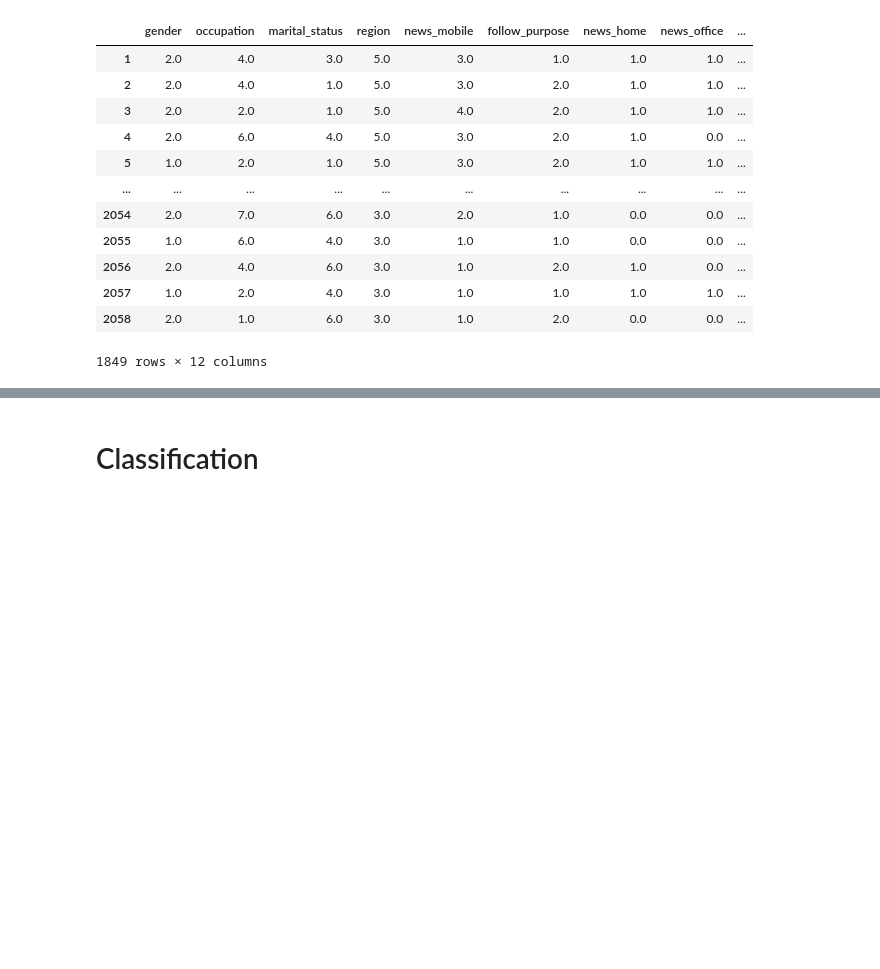
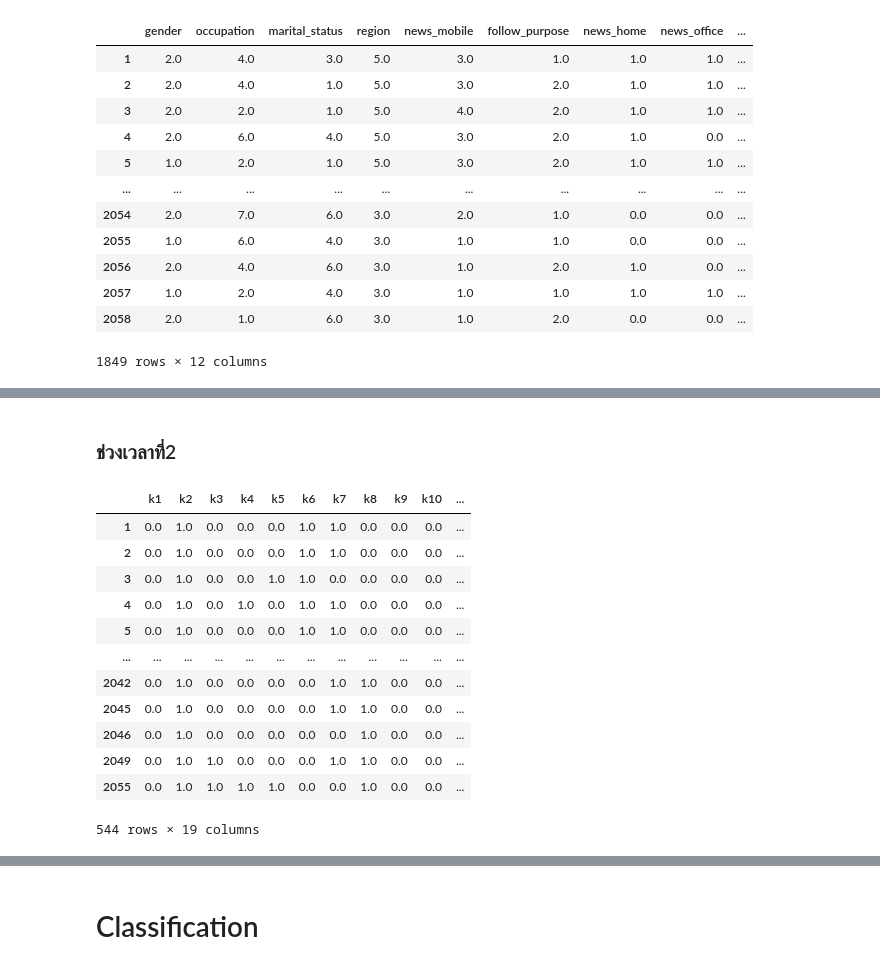
Before and after one commit to 643021273-8/BSC_DPDM23, a Jupyter notebook: Classification_proj_DPDM.ipynb, the cells around one changed output, grey strips where cells are left out. Saved outputs shown, nothing was run; the diff lists cells and outputs as text; code cells hidden in the pictures; blank space fills up the shorter version.

```diff
--- a/Classification_proj_DPDM.ipynb
+++ b/Classification_proj_DPDM.ipynb
@@ -226,0 +337,20 @@ classi_data
+# %% [markdown]
+### ช่วงเวลาที่2
+# %%
+t2 = time_filter_survey_association[(time_filter_survey_association['k2'] == 1) & (time_filter_survey_association['list_length'] > 0) ]
+# %%
+t2
+# %% [output]
+|  | k1 | k2 | k3 | k4 | k5 | k6 | k7 | k8 | k9 | k10 | ... |
+| 1 | 0.0 | 1.0 | 0.0 | 0.0 | 0.0 | 1.0 | 1.0 | 0.0 | 0.0 | 0.0 | ... |
+| 2 | 0.0 | 1.0 | 0.0 | 0.0 | 0.0 | 1.0 | 1.0 | 0.0 | 0.0 | 0.0 | ... |
+| 3 | 0.0 | 1.0 | 0.0 | 0.0 | 1.0 | 1.0 | 0.0 | 0.0 | 0.0 | 0.0 | ... |
+| 4 | 0.0 | 1.0 | 0.0 | 1.0 | 0.0 | 1.0 | 1.0 | 0.0 | 0.0 | 0.0 | ... |
+| 5 | 0.0 | 1.0 | 0.0 | 0.0 | 0.0 | 1.0 | 1.0 | 0.0 | 0.0 | 0.0 | ... |
+| ... | ... | ... | ... | ... | ... | ... | ... | ... | ... | ... | ... |
+| 2042 | 0.0 | 1.0 | 0.0 | 0.0 | 0.0 | 0.0 | 1.0 | 1.0 | 0.0 | 0.0 | ... |
+| 2045 | 0.0 | 1.0 | 0.0 | 0.0 | 0.0 | 0.0 | 1.0 | 1.0 | 0.0 | 0.0 | ... |
+| 2046 | 0.0 | 1.0 | 0.0 | 0.0 | 0.0 | 0.0 | 0.0 | 1.0 | 0.0 | 0.0 | ... |
+| 2049 | 0.0 | 1.0 | 1.0 | 0.0 | 0.0 | 0.0 | 1.0 | 1.0 | 0.0 | 0.0 | ... |
+| 2055 | 0.0 | 1.0 | 1.0 | 1.0 | 1.0 | 0.0 | 0.0 | 1.0 | 0.0 | 0.0 | ... |
+544 rows × 19 columns
```
Also changed, not shown: parts of 85 cells of this notebook.
